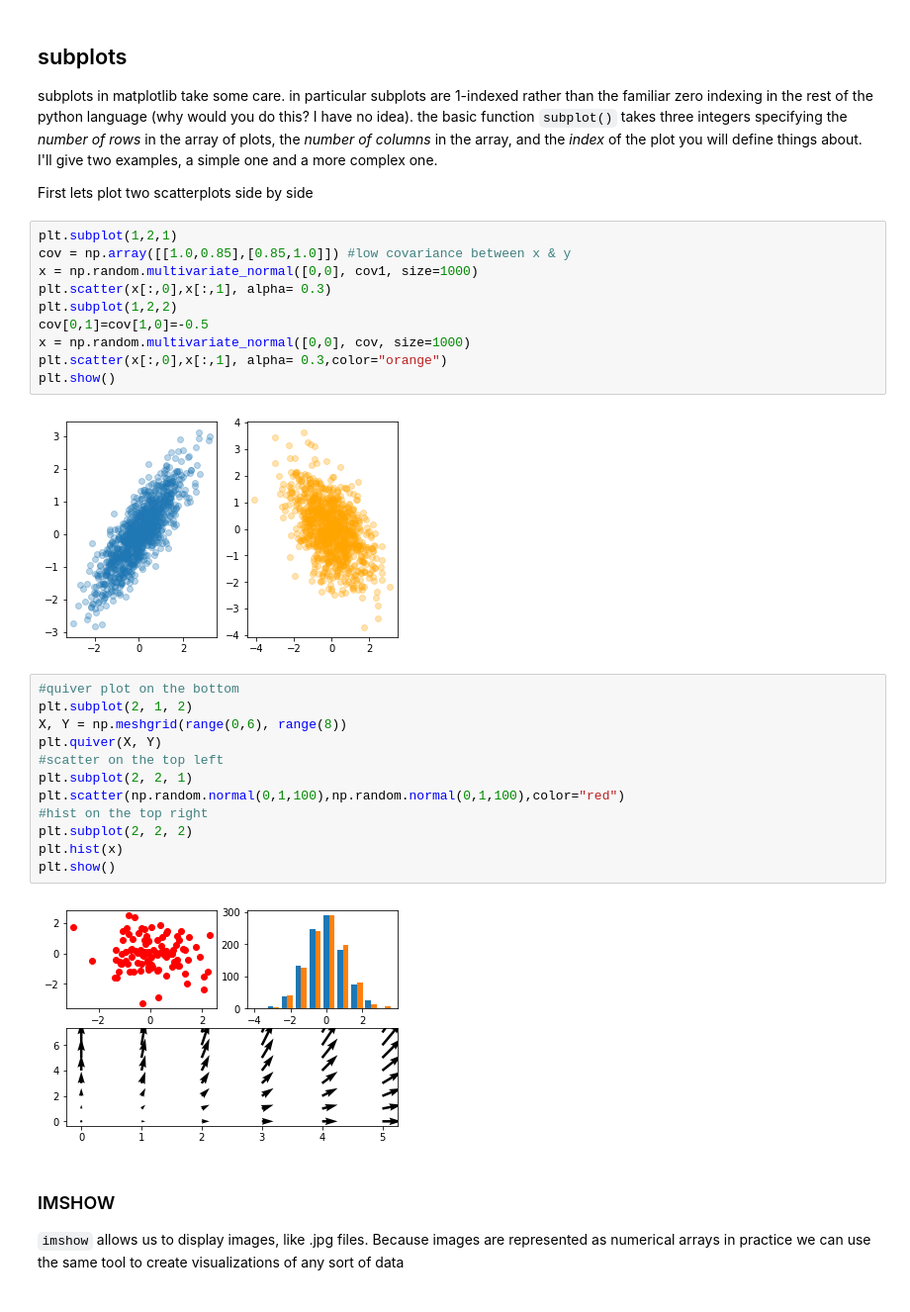
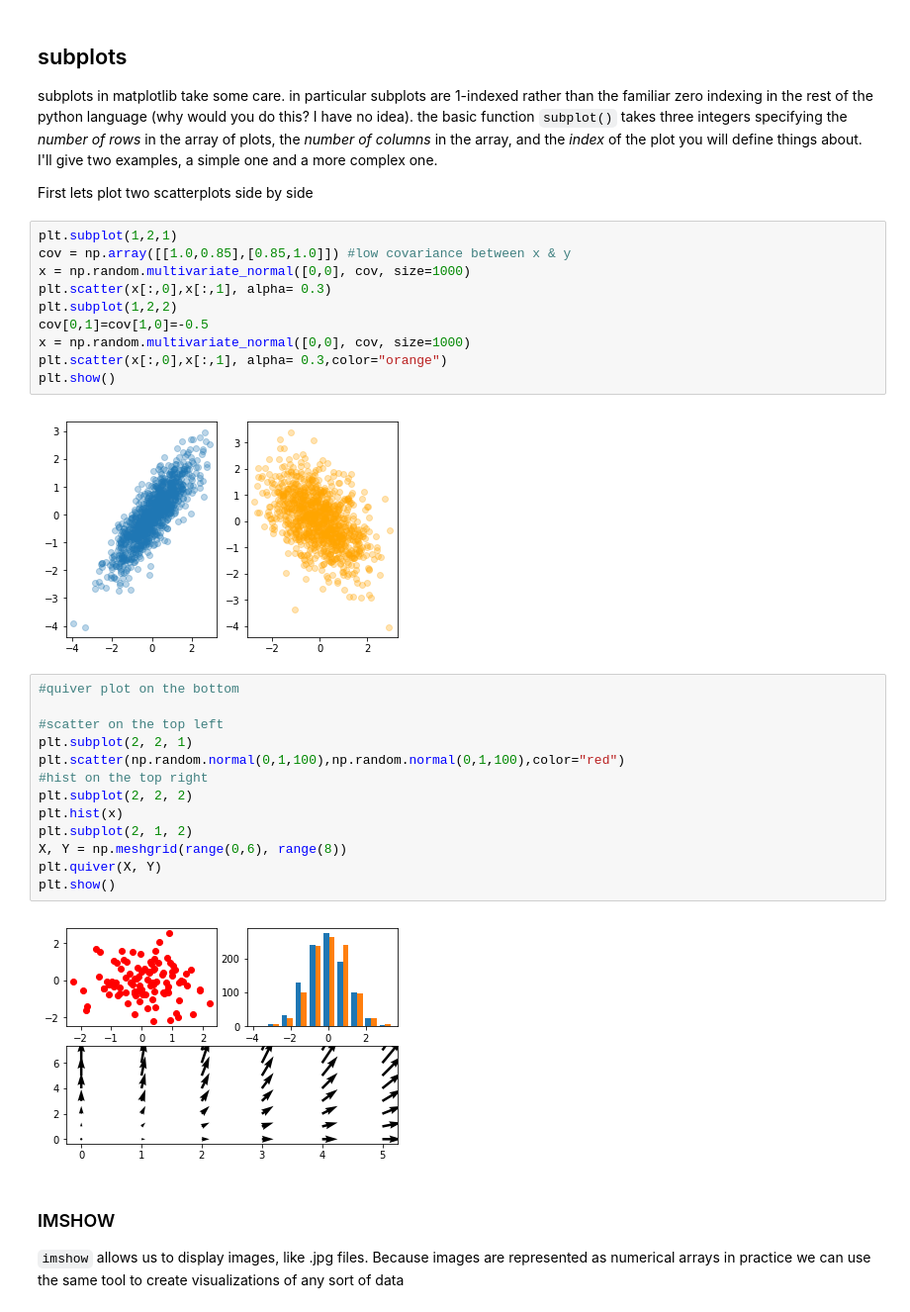
Before and after one commit to andrewkern/biol610, a Jupyter notebook: notebooks/lecture5.ipynb, the cells around one changed output. Shown: that part at 99% size. Cells and saved outputs as stored; diff of their text form.

```diff
--- a/notebooks/lecture5.ipynb
+++ b/notebooks/lecture5.ipynb
@@ -134,29 +133,30 @@ First lets plot two scatterplots side by side
 # %%
 plt.subplot(1,2,1)
 cov = np.array([[1.0,0.85],[0.85,1.0]]) #low covariance between x & y
-x = np.random.multivariate_normal([0,0], cov1, size=1000)
+x = np.random.multivariate_normal([0,0], cov, size=1000)
 plt.scatter(x[:,0],x[:,1], alpha= 0.3)
 plt.subplot(1,2,2)
 cov[0,1]=cov[1,0]=-0.5
 x = np.random.multivariate_normal([0,0], cov, size=1000)
 plt.scatter(x[:,0],x[:,1], alpha= 0.3,color="orange")
 plt.show()
 # %% [output]
-[figure, old version]
+[figure, new version]
 # %%
 #quiver plot on the bottom
-plt.subplot(2, 1, 2)
-X, Y = np.meshgrid(range(0,6), range(8))
-plt.quiver(X, Y)
+
 #scatter on the top left
 plt.subplot(2, 2, 1)
 plt.scatter(np.random.normal(0,1,100),np.random.normal(0,1,100),color="red")
 #hist on the top right
 plt.subplot(2, 2, 2)
 plt.hist(x)
+plt.subplot(2, 1, 2)
+X, Y = np.meshgrid(range(0,6), range(8))
+plt.quiver(X, Y)
 plt.show()
 # %% [output]
-[figure, old version]
+[figure, new version]
 # %% [markdown]
 ### IMSHOW
 `imshow` allows us to display images, like .jpg files. Because images are represented as numerical arrays in practice we can use the same tool to create visualizations of any sort of data
```
Also changed, not shown: parts of 17 cells of this notebook, 1 other file.
